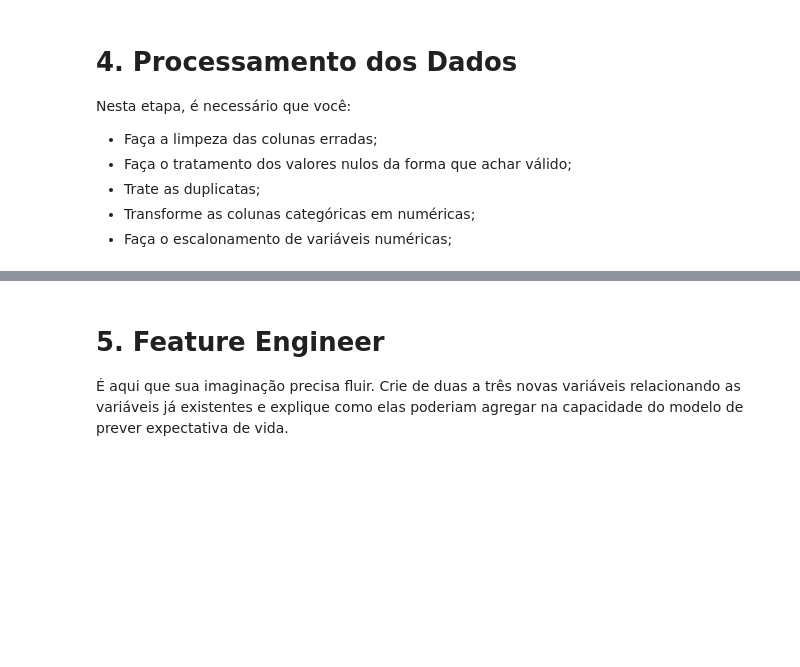
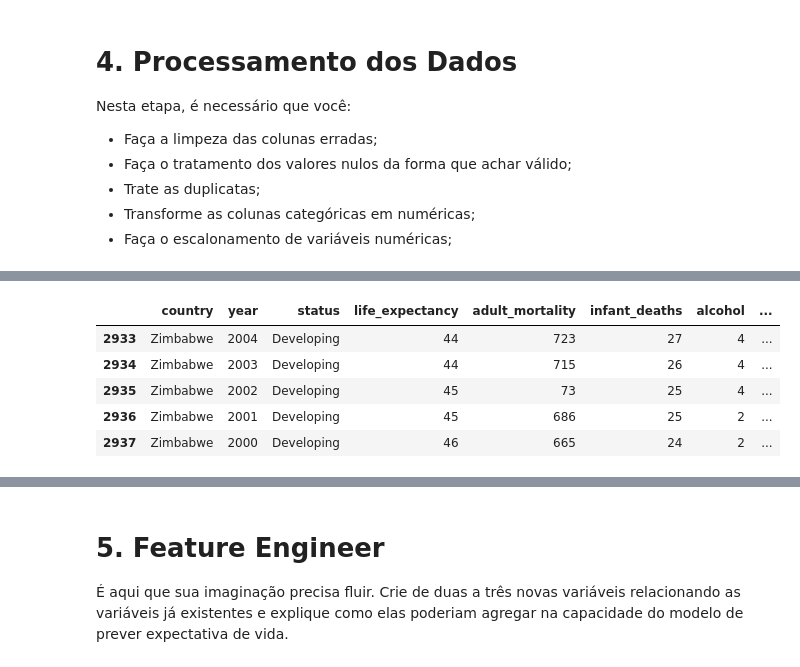
Before and after one commit to anasegatelli/curso-facens-python, a Jupyter notebook: ML/aula 1/Aula1_aula_casa.ipynb, the cells around one changed output, grey strips where cells are left out. Saved outputs shown, nothing was run; the diff lists cells and outputs as text; code cells hidden in the pictures; blank space fills up the shorter version.

```diff
--- a/ML/aula 1/Aula1_aula_casa.ipynb
+++ b/ML/aula 1/Aula1_aula_casa.ipynb
@@ -755,0 +745,13 @@ memory usage: 527.9+ KB
+# %%
+
+#Removendo sujeira no campo year
+df_clean['year'] = df_clean['year'].astype(str).str.replace('O', '0')
+
+df_clean.tail(5)
+# %% [output]
+|  | country | year | status | life_expectancy | adult_mortality | infant_deaths | alcohol | ... |
+| 2933 | Zimbabwe | 2004 | Developing | 44 | 723 | 27 | 4 | ... |
+| 2934 | Zimbabwe | 2003 | Developing | 44 | 715 | 26 | 4 | ... |
+| 2935 | Zimbabwe | 2002 | Developing | 45 | 73 | 25 | 4 | ... |
+| 2936 | Zimbabwe | 2001 | Developing | 45 | 686 | 25 | 2 | ... |
+| 2937 | Zimbabwe | 2000 | Developing | 46 | 665 | 24 | 2 | ... |
```
Also changed, not shown: parts of 11 cells of this notebook.
